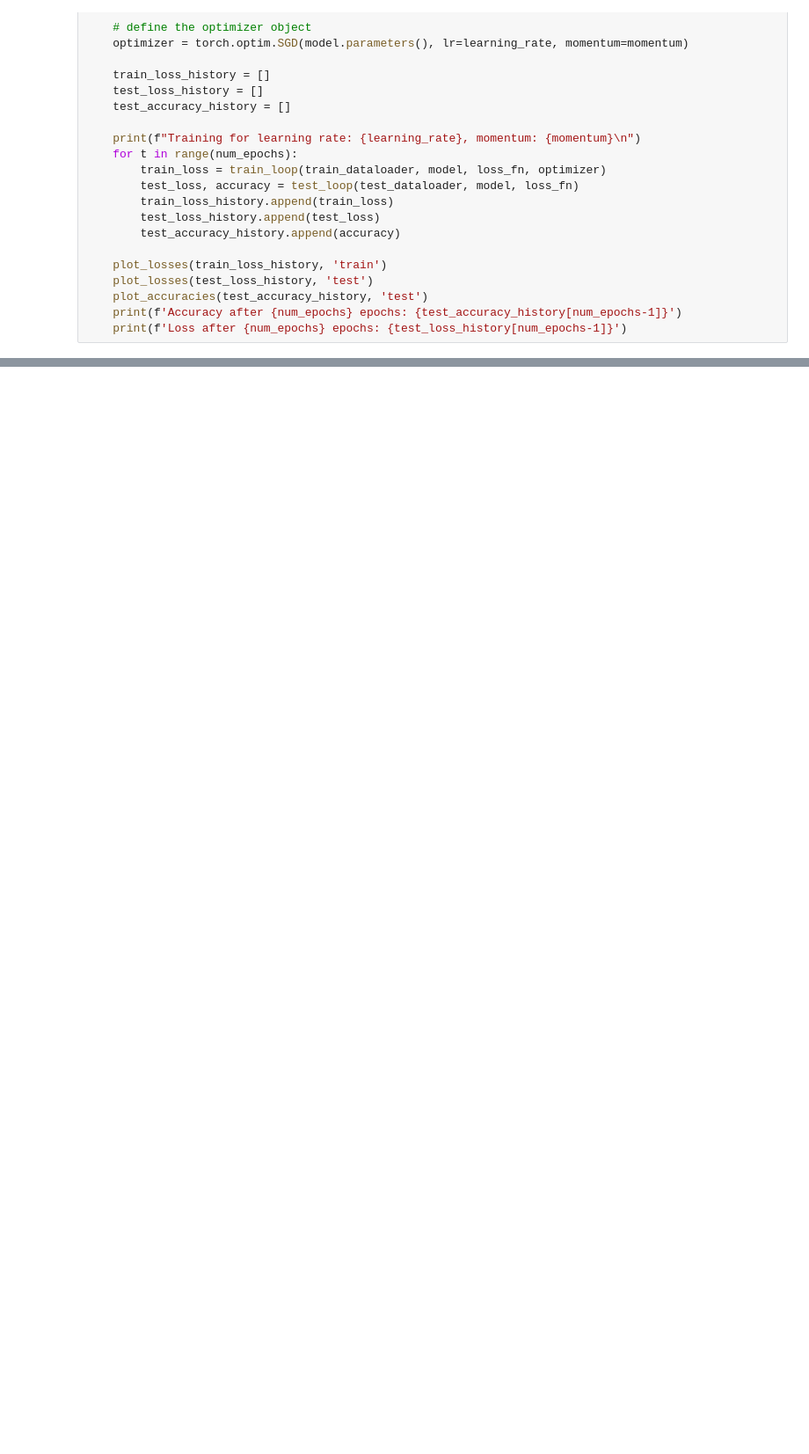
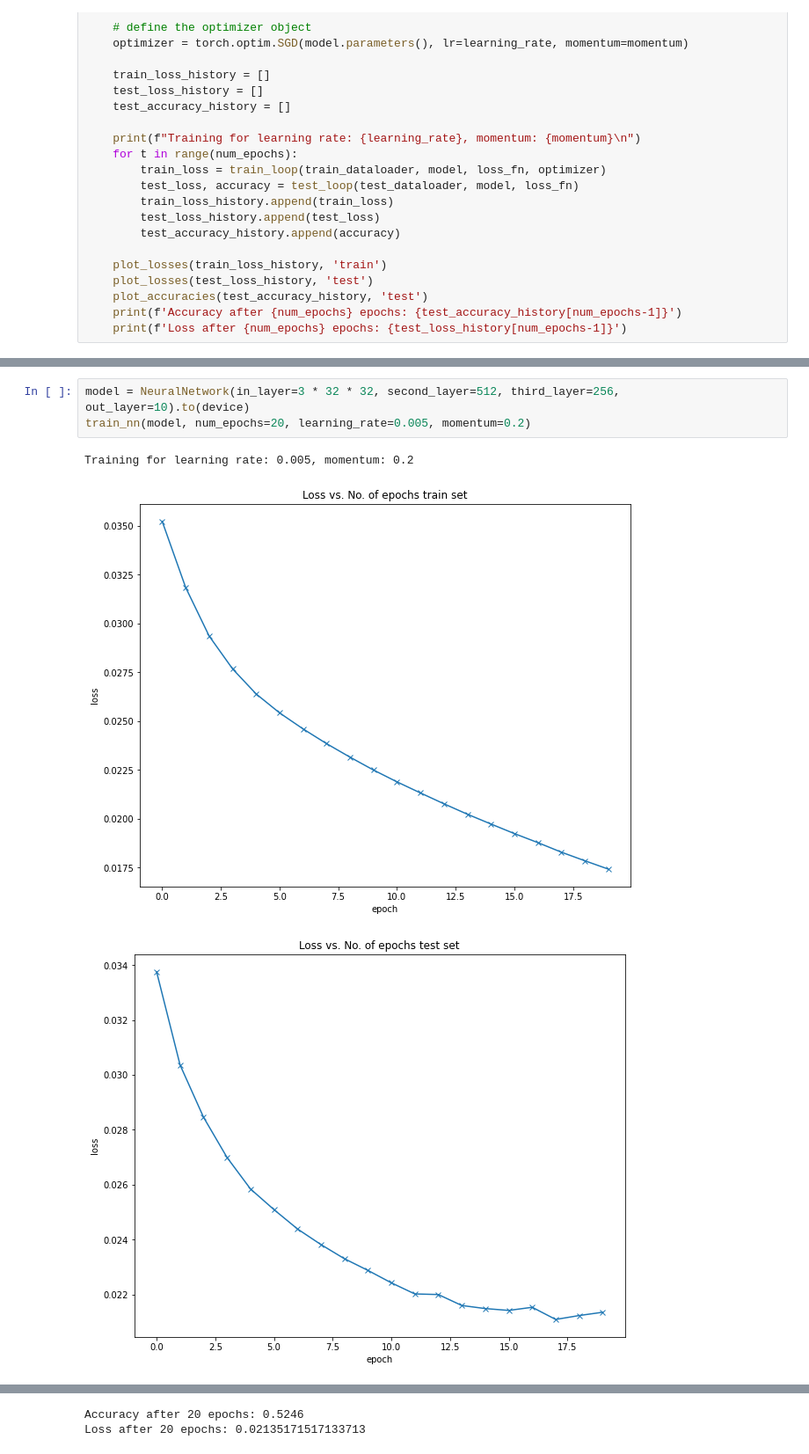
Before and after one commit to VangelisTsiatouras/machine-learning-msc, a Jupyter notebook: deep_neural_networks/nn.ipynb, the cells around one changed output, grey strips where cells are left out. Shown at 88% size. Cells and saved outputs as stored; diff of their text form; blank space fills up the shorter version.

```diff
--- a/deep_neural_networks/nn.ipynb
+++ b/deep_neural_networks/nn.ipynb
@@ -302,0 +245,7 @@ Loss after 100 epochs: 0.02122510141134262
+# %%
+model = NeuralNetwork(in_layer=3 * 32 * 32, second_layer=512, third_layer=256, out_layer=10).to(device)
+train_nn(model, num_epochs=20, learning_rate=0.005, momentum=0.2)
+# %% [output]
+Training for learning rate: 0.005, momentum: 0.2
+[figure, added]
+[figure, added]
@@ -302,0 +253,2 @@ Loss after 100 epochs: 0.02122510141134262
+Accuracy after 20 epochs: 0.5246
+Loss after 20 epochs: 0.02135171517133713
```
Also changed, not shown: parts of 39 cells of this notebook.
